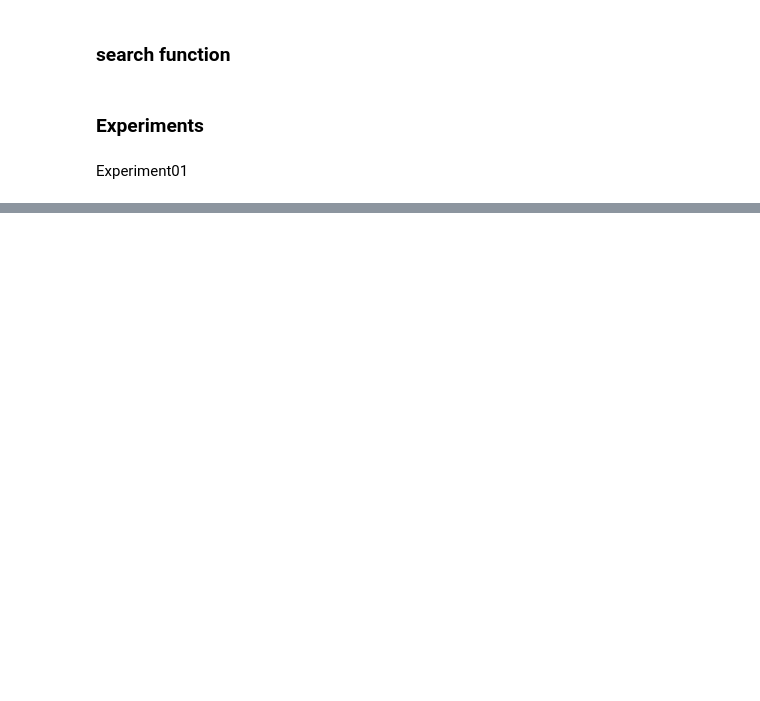
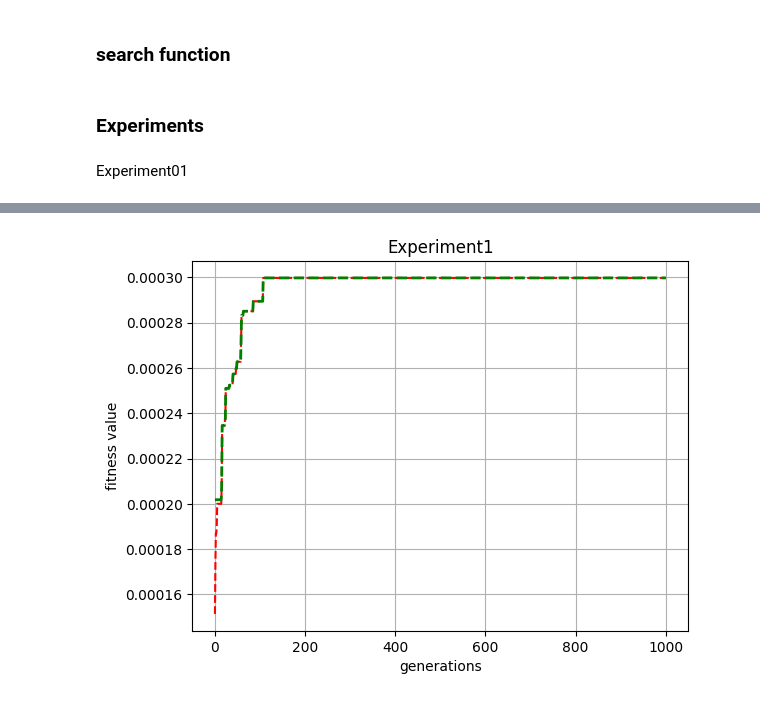
Before and after one commit to thatbeer/Nature_inspired, a Jupyter notebook: project01/exp_sample.ipynb, the cells around one changed output, grey strips where cells are left out. Saved outputs shown, nothing was run; the diff lists cells and outputs as text; code cells hidden in the pictures; blank space fills up the shorter version.

```diff
--- a/project01/exp_sample.ipynb
+++ b/project01/exp_sample.ipynb
@@ -114,0 +225,4 @@ plt.show()
+# %%
+draw_cost(G2.highest_fitness[1001:2002],G2.avg_fitness[1001:2002])
+# %% [output]
+[figure, added]
```
Also changed, not shown: parts of 24 cells of this notebook, 2 other files.
